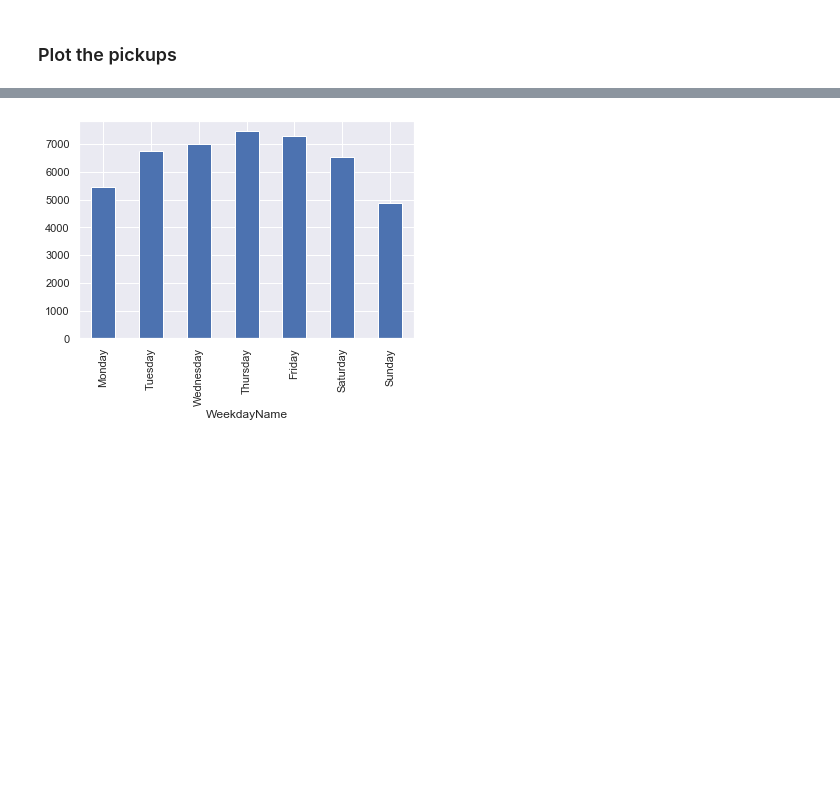
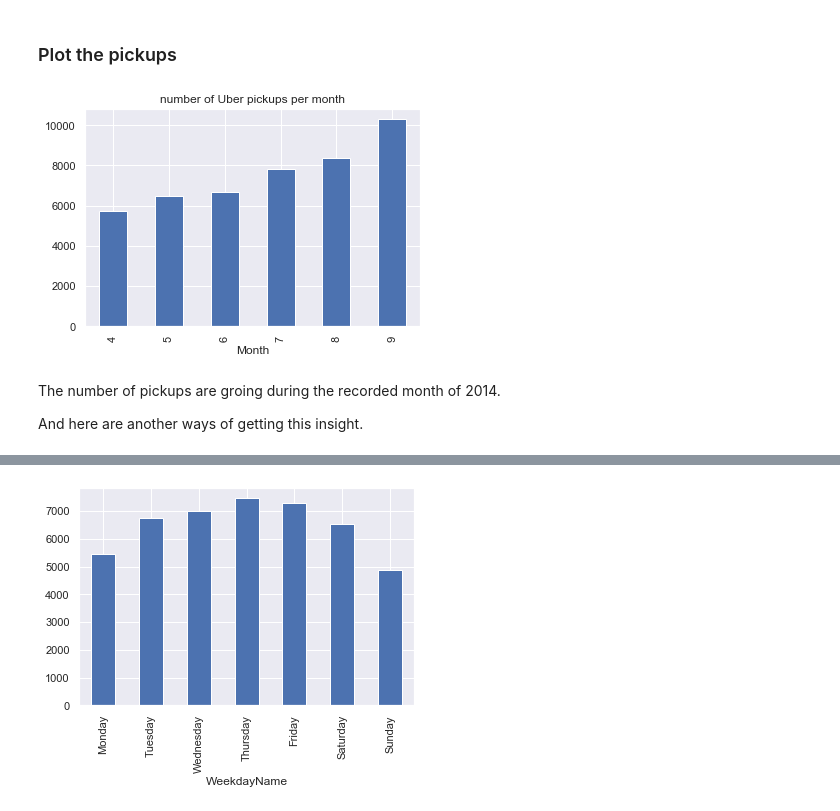
Before and after one commit to yrahan/uber, a Jupyter notebook: Uber Data Analysis Project.ipynb, the cells around one changed output, grey strips where cells are left out. Saved outputs shown, nothing was run; the diff lists cells and outputs as text; code cells hidden in the pictures; blank space fills up the shorter version.

```diff
--- a/Uber Data Analysis Project.ipynb
+++ b/Uber Data Analysis Project.ipynb
@@ -226,3 +245,11 @@ data_2014.Base.value_counts().plot(kind='bar');
 We've got indeed five Bases, and three of them seems more important thant the two others.
 # %% [markdown]
 ### Plot the pickups
+# %%
+data_2014.groupby('Month').n.count().plot(kind='bar', title='number of Uber pickups per month');
+# %% [output]
+[figure, added]
+# %% [markdown]
+The number of pickups are groing during the recorded month of 2014.
+
+And here are another ways of getting this insight.
```
Also changed, not shown: parts of 20 cells of this notebook.
